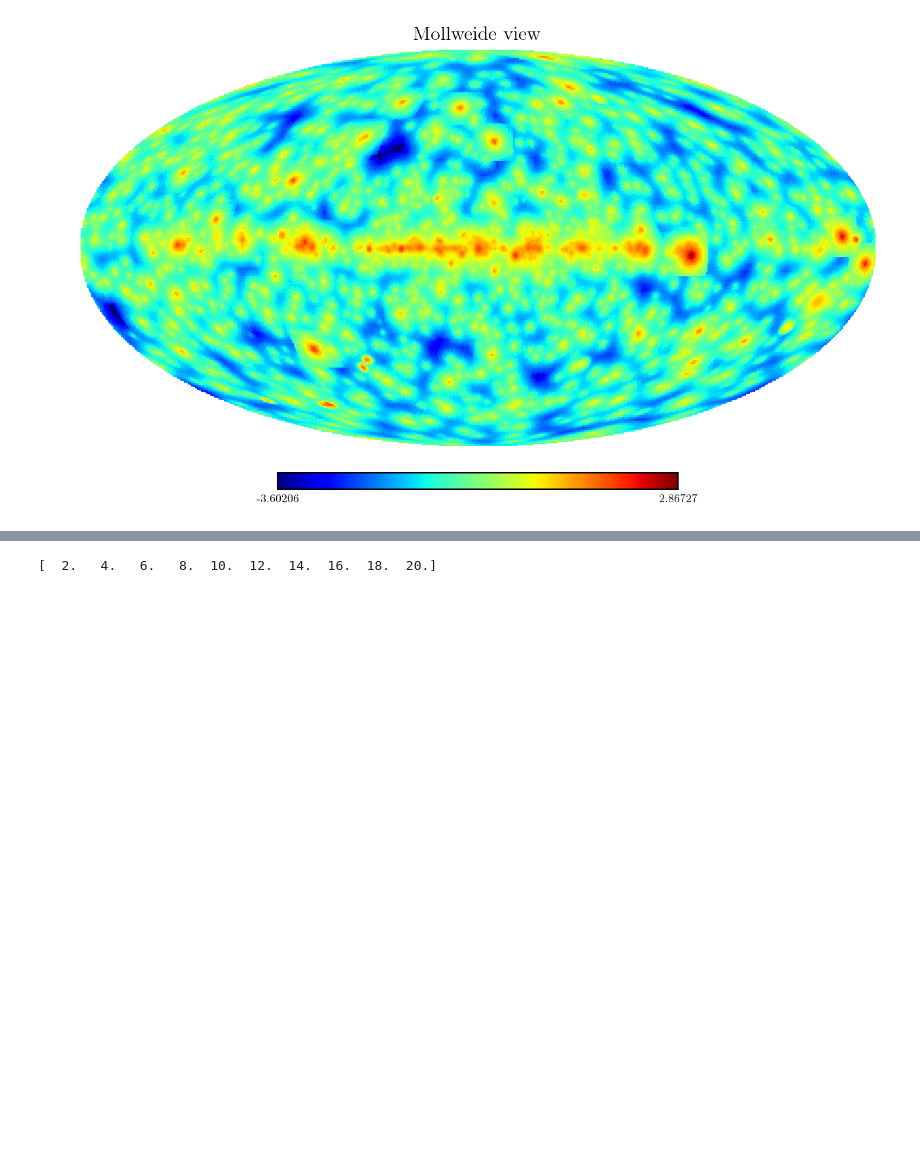
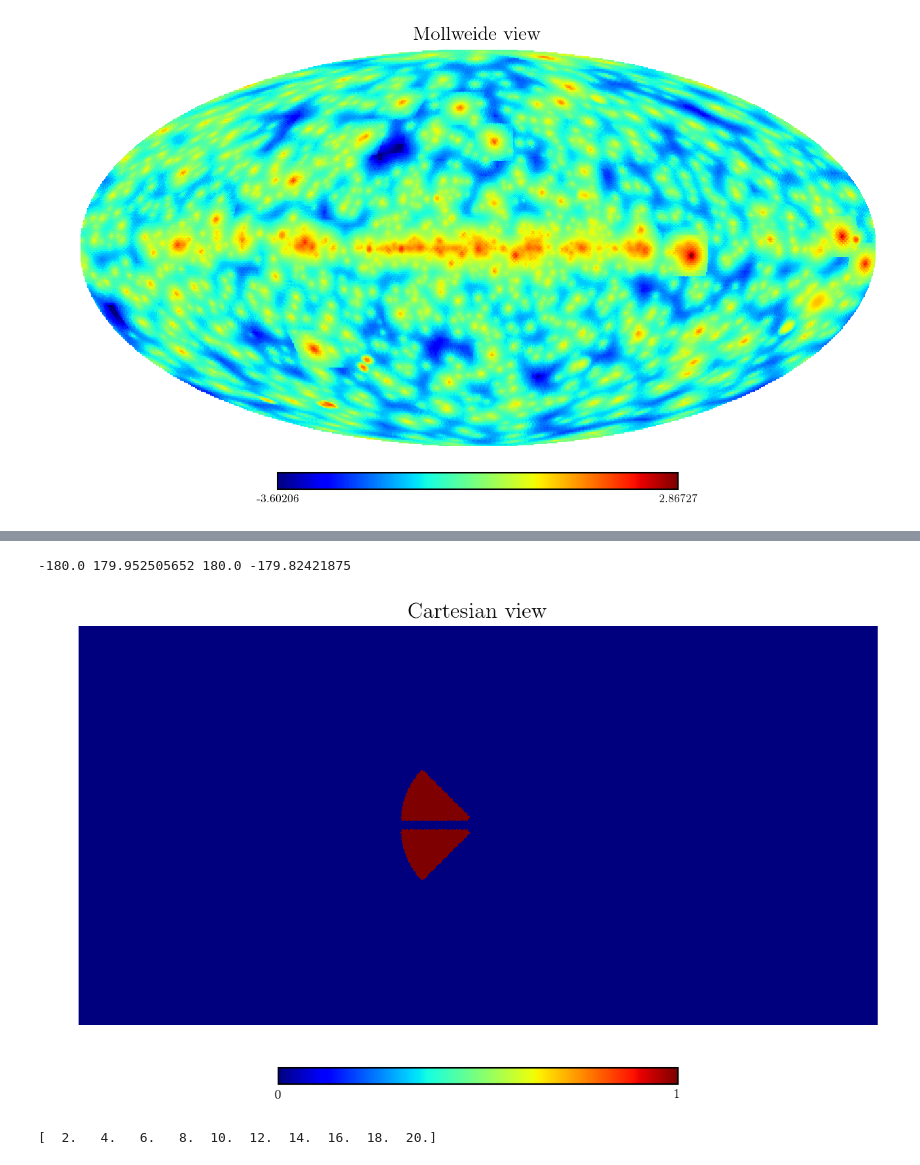
Before and after one commit to erccarls/GammaLike_dev, a Jupyter notebook: Untitled.ipynb, the cells around one changed output, grey strips where cells are left out. Cells and saved outputs as stored; diff of their text form; code cells hidden in the pictures; blank space fills up the shorter version.

```diff
--- a/Untitled.ipynb
+++ b/Untitled.ipynb
@@ -55,3 +29,62 @@ healpy.cartview(RadialMask(A, 5,10, plane_mask=2, merged=False))
+# %%
+
+import Analysis
+import Tools
+
+def GenRadialMask(self, r1, r2, plane_mask=2, merge=False, start_angle=0., stop_angle=360.):
+        '''
+        Generate an annular mask with a plane cut out.
+
+        :params r1: Inner radius in deg
+        :params r2: Outer radius in deg
+        :params plane_mask: Mask plus-minus "plane_mask" degrees in latitude
+        :params merge: False will replace the current Analysis.mask.  In case one wants to combine multiple masks,
+                    merge=True will apply the or operation between the exisiting and new mask
+        :params start_angle: Stop and start angle must be specified in order to cut out an angular wedge beginning
+                    from 0=+lon, 90=+lat, and 180=-lon. Start angle can be > stop angle to go through theta=0
+        :params stop_angle: Stop and start angle must be specified in order to cut out an angular wedge beginning
+                    from 0=+lon, 90=+lat, and 180=-lon.  Start angle can be > stop angle to go through theta=0
+        :returns  mask: mask healpix array of dimension nside:
+        '''
+
+        pixels = np.arange(12*self.nside**2)
+        l, b = Tools.hpix2ang(pixels, nside=self.nside) # Find l,b of each pixel
+        r = Tools.Dist(0, l, 0, b)  # Find distance from origin
+        mask = np.zeros(pixels.shape)
+        l[l>180] -= 360
+
+        angle_of_pixel = np.rad2deg(np.arctan2(-b,-l))
+
+        print angle_of_pixel.min(), angle_of_pixel.max(), max(l), min(l)
+
+        if stop_angle < 0:
+            stop_angle+=360
+
+        if start_angle < 0:
+            start_angle+=360
+
+        if stop_angle<start_angle:
+            mask[(r>r1) & (r<r2) & (np.abs(b)>plane_mask) & (start_angle <= (angle_of_pixel+180)) & ( (angle_of_pixel+180) <= 360)] = 1 # Unmask the annulus
+            mask[(r>r1) & (r<r2) & (np.abs(b)>plane_mask) & (0 <= (angle_of_pixel+180)) & ( (angle_of_pixel+180) <= stop_angle)] = 1 # Unmask the annulus
+
+        else:
+            mask[(r>r1) & (r<r2) & (np.abs(b)>plane_mask) & (start_angle <= (angle_of_pixel+180)) & ( (angle_of_pixel+180) <= stop_angle)] = 1 # Unmask the annulus
+
+        if merge is True:
+            self.mask = (self.mask.astype(np.int32) | mask.astype(np.int32))
+        else:
+            self.mask = mask
+
+        return mask
+
+
+A = Analysis.Analysis()
+import healpy
+
+healpy.cartview(GenRadialMask(A, 5,35, plane_mask=2, merge=False, start_angle=-45, stop_angle=45))
+# %% [output]
+-180.0 179.952505652 180.0 -179.82421875
+[figure, added]
 # %%
 print np.linspace(2,20,10)
 # %% [output]
```
Also changed, not shown: parts of 3 cells of this notebook, 8 other files.
